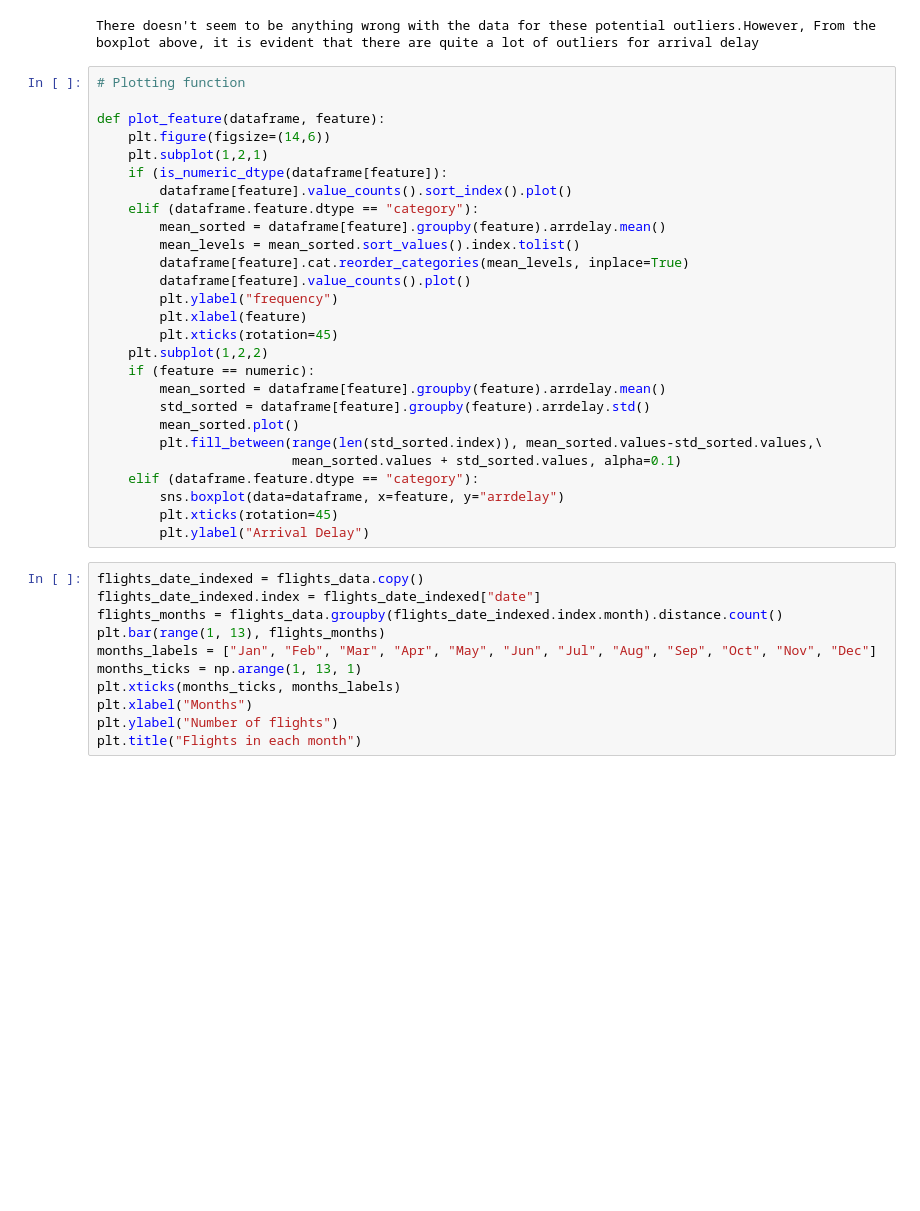
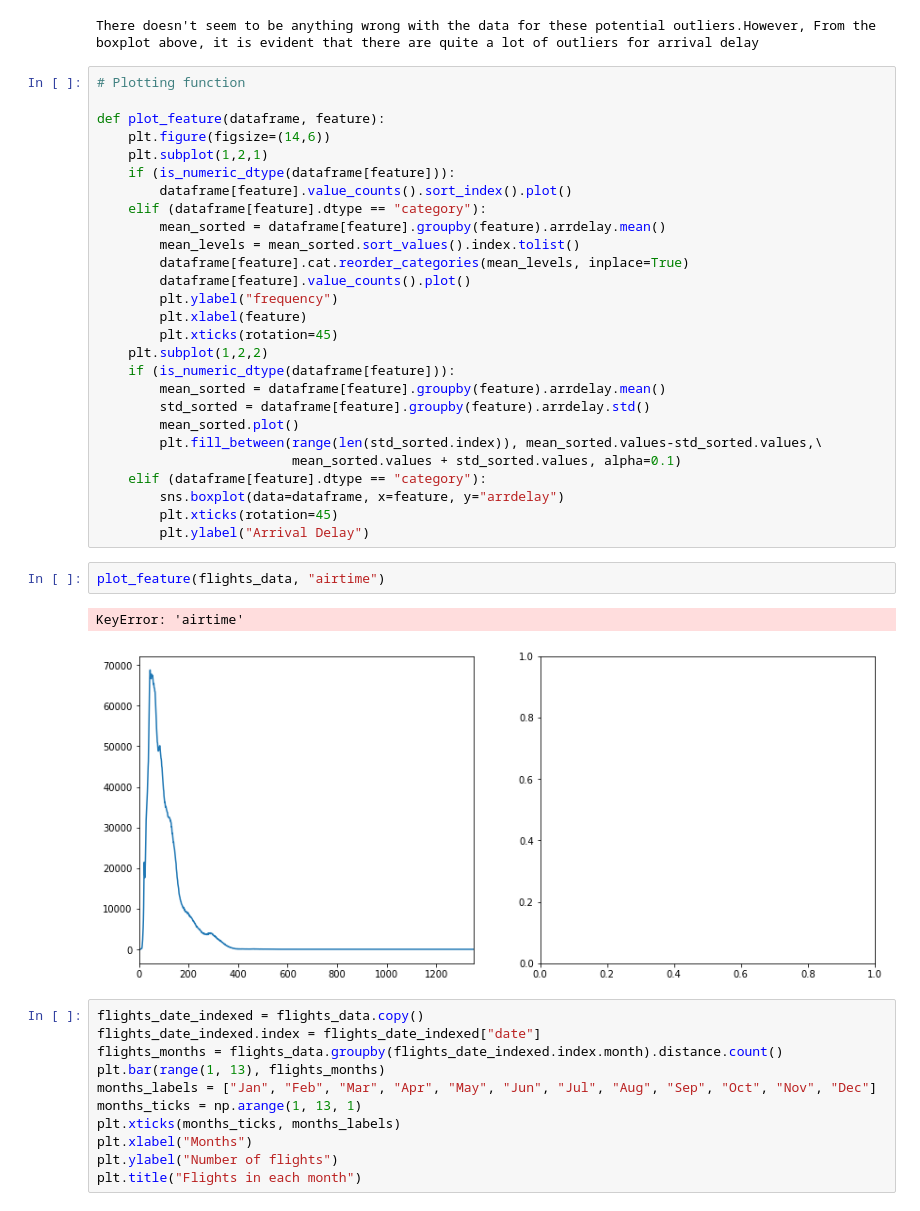
Before and after one commit to command7/exploratory_data_analysis, a Jupyter notebook: Analysis.ipynb, the cells around one changed output. Drawn from its saved outputs; the diff is of its cells as text; blank space fills up the shorter version.

Commit message:
Fix: Plotting function grouping error

```diff
--- a/Analysis.ipynb
+++ b/Analysis.ipynb
@@ -326,9 +327,9 @@ There doesn't seem to be anything wrong with the data for these potential outlie
 def plot_feature(dataframe, feature):
     plt.figure(figsize=(14,6))
     plt.subplot(1,2,1)
-    if (is_numeric_dtype(dataframe[feature]):
+    if (is_numeric_dtype(dataframe[feature])):
         dataframe[feature].value_counts().sort_index().plot()
-    elif (dataframe.feature.dtype == "category"):
+    elif (dataframe[feature].dtype == "category"):
         mean_sorted = dataframe[feature].groupby(feature).arrdelay.mean()
         mean_levels = mean_sorted.sort_values().index.tolist()
         dataframe[feature].cat.reorder_categories(mean_levels, inplace=True)
@@ -337,16 +338,21 @@ def plot_feature(dataframe, feature):
         plt.xlabel(feature)
         plt.xticks(rotation=45)
     plt.subplot(1,2,2)
-    if (feature == numeric):
+    if (is_numeric_dtype(dataframe[feature])):
         mean_sorted = dataframe[feature].groupby(feature).arrdelay.mean()
         std_sorted = dataframe[feature].groupby(feature).arrdelay.std()
         mean_sorted.plot()
         plt.fill_between(range(len(std_sorted.index)), mean_sorted.values-std_sorted.values,\
                          mean_sorted.values + std_sorted.values, alpha=0.1)
-    elif (dataframe.feature.dtype == "category"):
+    elif (dataframe[feature].dtype == "category"):
         sns.boxplot(data=dataframe, x=feature, y="arrdelay")
         plt.xticks(rotation=45)
         plt.ylabel("Arrival Delay")
+# %%
+plot_feature(flights_data, "airtime")
+# %% [output]
+KeyError: 'airtime'
+[figure, added]
 # %%
 flights_date_indexed = flights_data.copy()
 flights_date_indexed.index = flights_date_indexed["date"]
```
Also changed, not shown: parts of 1 cell of this notebook.
